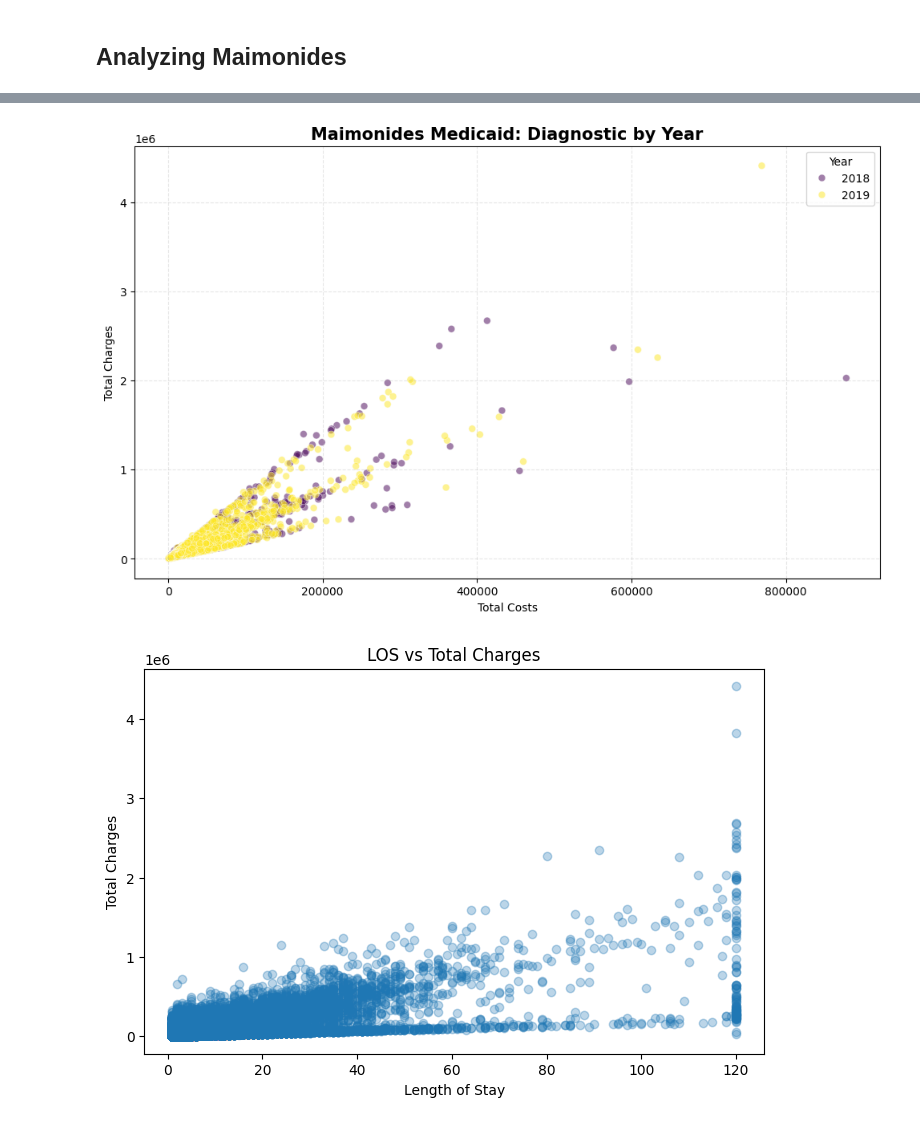
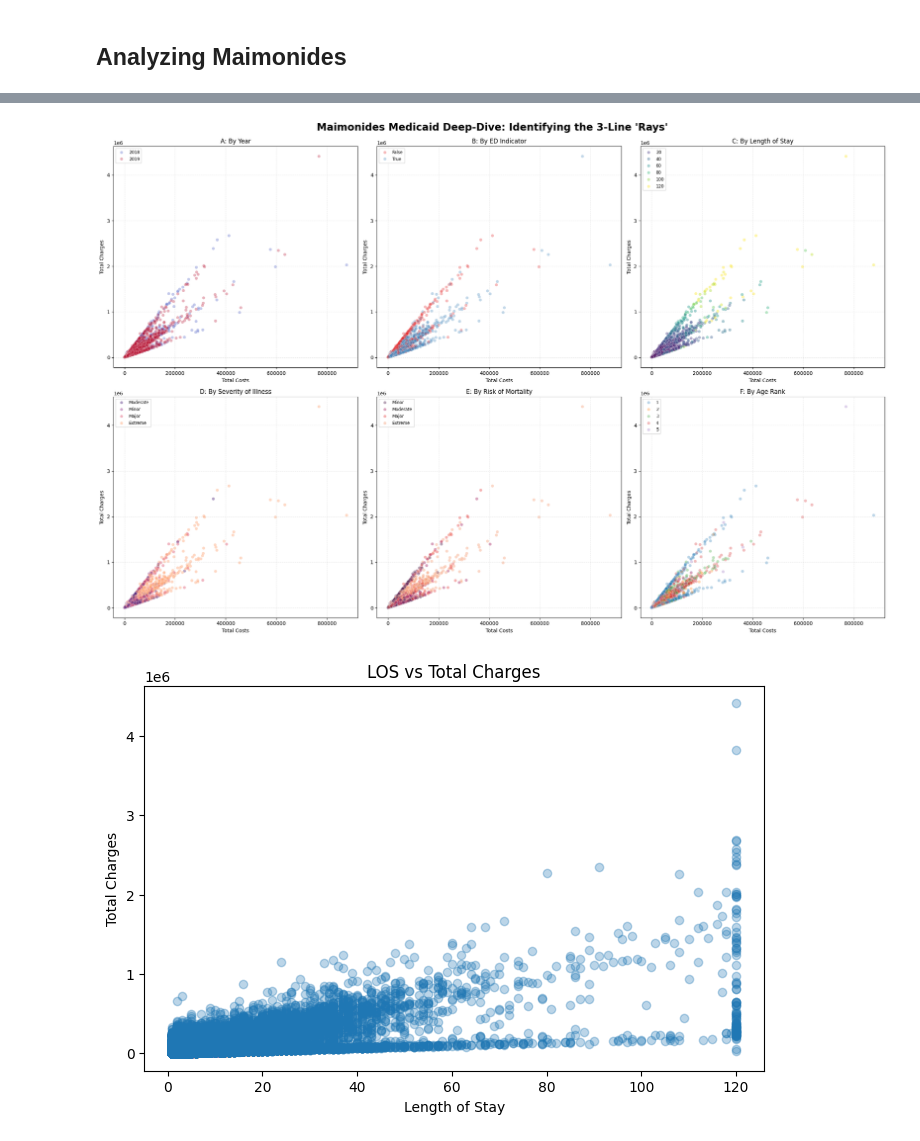
Before and after one commit to kpsalida/HospitalDischarges_Visualization, a Jupyter notebook: viz_eda.ipynb, the cells around one changed output, grey strips where cells are left out. Cells and saved outputs as stored; diff of their text form; code cells hidden in the pictures.

```diff
--- a/viz_eda.ipynb
+++ b/viz_eda.ipynb
@@ -1289,19 +1323,54 @@ plt.show()
-# %%
-plt.figure(figsize=(12, 7))
-sns.scatterplot(
-    data=df_maimo_medicaid,
-    x='Total Costs',
-    y='Total Charges',
-    hue='Year',
-    palette='viridis',
-    alpha=0.5,
-    s=40
-)
-plt.title("Maimonides Medicaid: Diagnostic by Year", fontsize=15, fontweight='bold')
-plt.grid(True, linestyle='--', alpha=0.3)
-plt.show()
-# %% [output]
-[figure, removed]
+# %%
+
+# 1. Filter and Prepare
+df_maimo_medicaid = df[(df['Facility Name'].str.contains('Maimonides', case=False)) &
+                       (df['Payment Type'] == 'Medicaid')].copy()
+
+# 2. Setup a 2x3 Grid
+fig, axes = plt.subplots(2, 3, figsize=(22, 14))
+axes = axes.flatten() # Flatten for easy 0-5 indexing
+
+# Plot 0: The Year (Historical Shift)
+sns.scatterplot(data=df_maimo_medicaid, x='Total Costs', y='Total Charges',
+                hue='Year', palette='coolwarm', alpha=0.3, ax=axes[0])
+axes[0].set_title("A: By Year")
+
+# Plot 1: Emergency Dept (Operational Split)
+sns.scatterplot(data=df_maimo_medicaid, x='Total Costs', y='Total Charges',
+                hue='ED Indicator', palette='Set1', alpha=0.3, ax=axes[1])
+axes[1].set_title("B: By ED Indicator")
+
+# Plot 2: Length of Stay (Efficiency/Duration)
+# Using a sequential palette to show stay duration
+sns.scatterplot(data=df_maimo_medicaid, x='Total Costs', y='Total Charges',
+                hue='Length of Stay', palette='viridis', alpha=0.4, ax=axes[2])
+axes[2].set_title("C: By Length of Stay")
+
+# Plot 3: Severity of Illness (Clinical Intensity)
+sns.scatterplot(data=df_maimo_medicaid, x='Total Costs', y='Total Charges',
+                hue='Severity of Illness', palette='magma', alpha=0.4, ax=axes[3])
+axes[3].set_title("D: By Severity of Illness")
+
+# Plot 4: Risk of Mortality (Clinical Risk)
+sns.scatterplot(data=df_maimo_medicaid, x='Total Costs', y='Total Charges',
+                hue='Risk of Mortality', palette='rocket', alpha=0.4, ax=axes[4])
+axes[4].set_title("E: By Risk of Mortality")
+
+# Plot 5: Age Group or Age_Rank (Demographic)
+sns.scatterplot(data=df_maimo_medicaid, x='Total Costs', y='Total Charges',
+                hue='Age_Rank', palette='tab10', alpha=0.3, ax=axes[5])
+axes[5].set_title("F: By Age Rank")
+
+# Formatting
+for ax in axes:
+    ax.grid(True, linestyle='--', alpha=0.3)
+    ax.legend(fontsize='small', loc='upper left', bbox_to_anchor=(0, 1))
+
+plt.tight_layout()
+plt.suptitle("Maimonides Medicaid Deep-Dive: Identifying the 3-Line 'Rays'", fontsize=20, y=1.02, fontweight='bold')
+plt.show()
+# %% [output]
+[figure, added]
 # %%
 plt.figure(figsize=(8,5))
 plt.scatter(df["Length of Stay"], df["Total Charges"], alpha=0.3)
```
Also changed, not shown: parts of 12 cells of this notebook.
